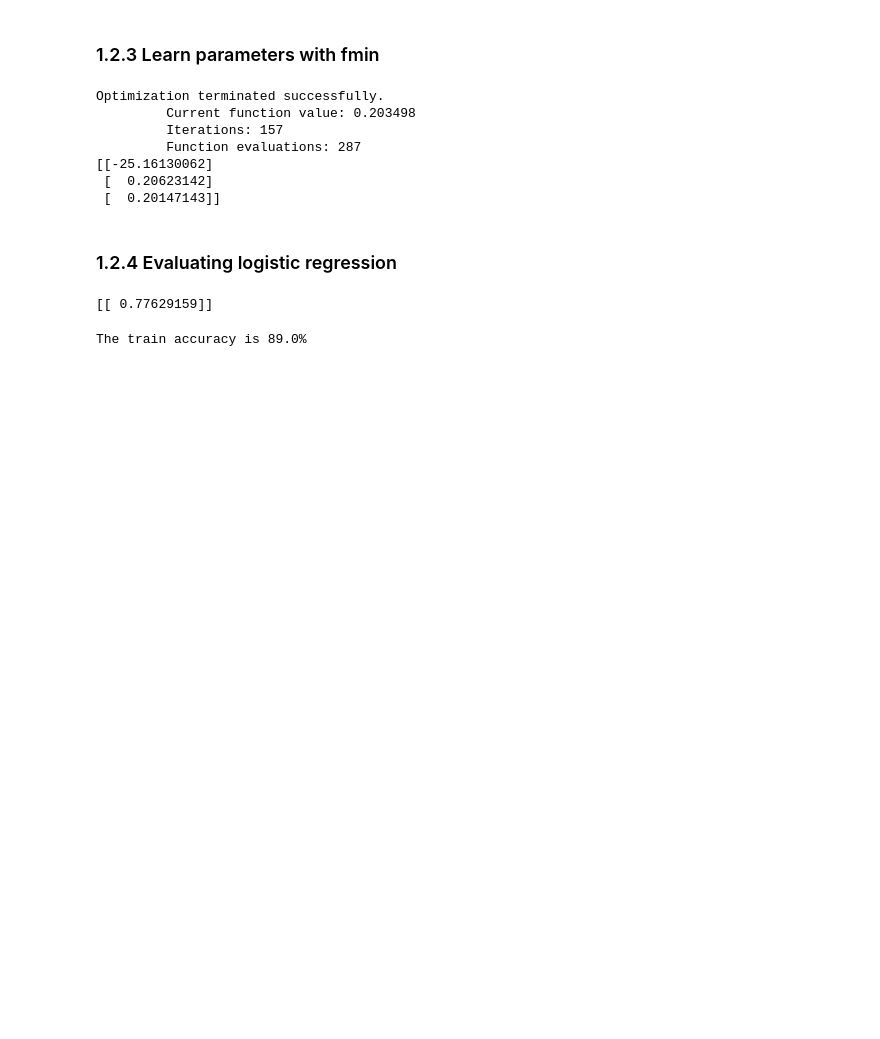
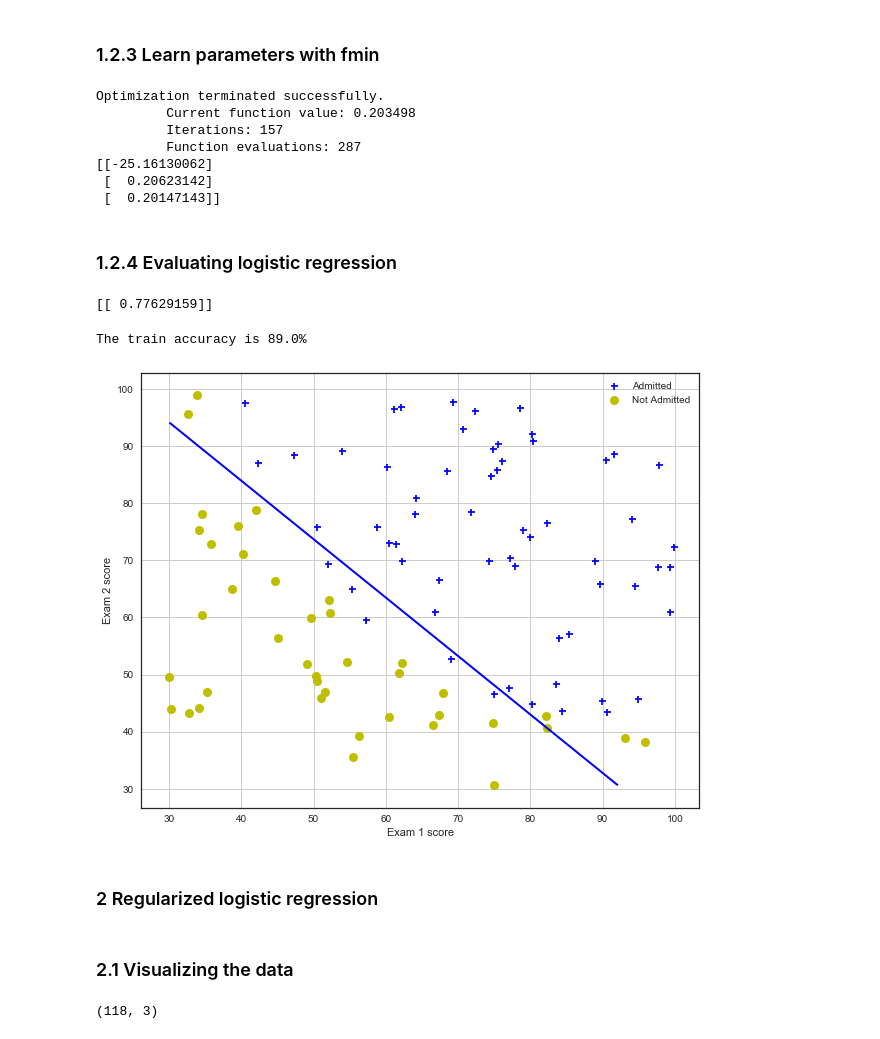
Before and after one commit to RunningLeon/coursera-ML, a Jupyter notebook: machine-learning-ex2/machine-learning-ex2/ex2/ex2.ipynb, the cells around one changed output. Drawn from its saved outputs; the diff is of its cells as text; code cells hidden in the pictures; blank space fills up the shorter version.

```diff
--- a/machine-learning-ex2/machine-learning-ex2/ex2/ex2.ipynb
+++ b/machine-learning-ex2/machine-learning-ex2/ex2/ex2.ipynb
@@ -154,12 +154,39 @@ print("The train accuracy is {}%".format(100*acc))
 # %% [output]
 The train accuracy is 89.0%
 # %%
-def plotDecisionBoundary(theta, X, y):
+def plotDecisionBoundary():
     plt.figure(figsize=(10,8))
     plt.scatter(X_pos[:,0], X_pos[:,1], c='b', marker='+', label='Admitted', linewidths=2)
     plt.scatter(X_neg[:,0], X_neg[:,1], c='y', marker='o', label='Not Admitted', linewidths=2)
     plt.xlabel('Exam 1 score')
     plt.ylabel('Exam 2 score')
     plt.legend()
     plt.grid(True)
+
+    ## plot fitted line
+    x1_min, x1_max = X[:,0].min(), X[:,0].max()
+    x2_min, x2_max = X[:,1].min(), X[:,1].max()
+    xx1, xx2 = np.meshgrid(np.linspace(x1_min, x1_max), np.linspace(x2_min, x2_max))
+    h = expit(np.c_[np.ones((xx1.ravel().shape[0],1)), xx1.ravel(), xx2.ravel()].dot(optTheta))
+    h = h.reshape(xx1.shape)
+    plt.contour(xx1, xx2, h, [0.5], linewidths=2, colors='b')
     plt.show()
+
+plotDecisionBoundary()
+# %% [output]
+[figure, added]
+# %% [markdown]
+### 2 Regularized logistic regression
+# %% [markdown]
+### 2.1 Visualizing the data
+# %%
+data2 = np.loadtxt('ex2data2.txt', delimiter=',')
+X = data2[:,0:2]
+y = data2[:,2]
+X = np.column_stack((np.ones(X.shape[0]), X))
+# Transer from 1-D ndarray to matrix !!!
+y = np.matrix(y).T
+
+print(X.shape)
+# %% [output]
+(118, 3)
```
